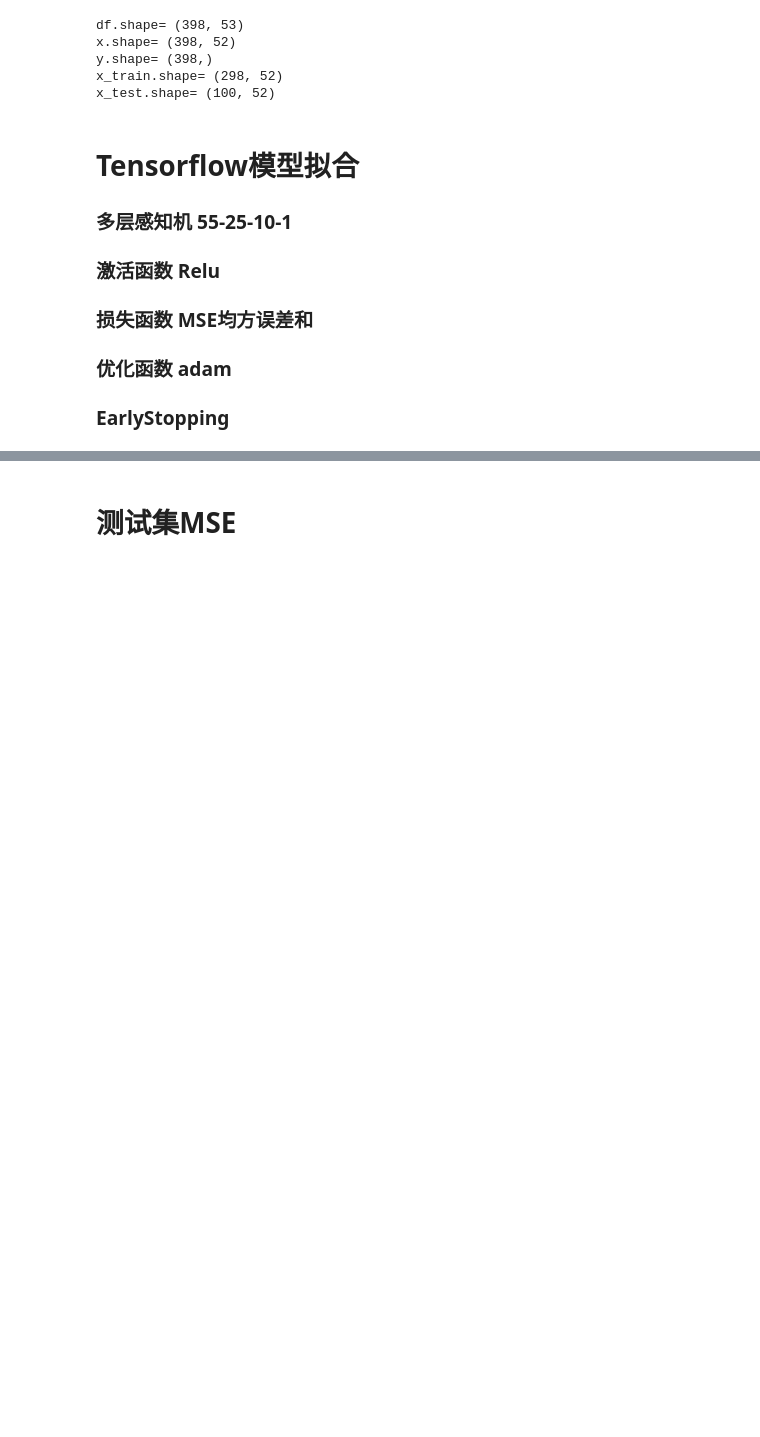
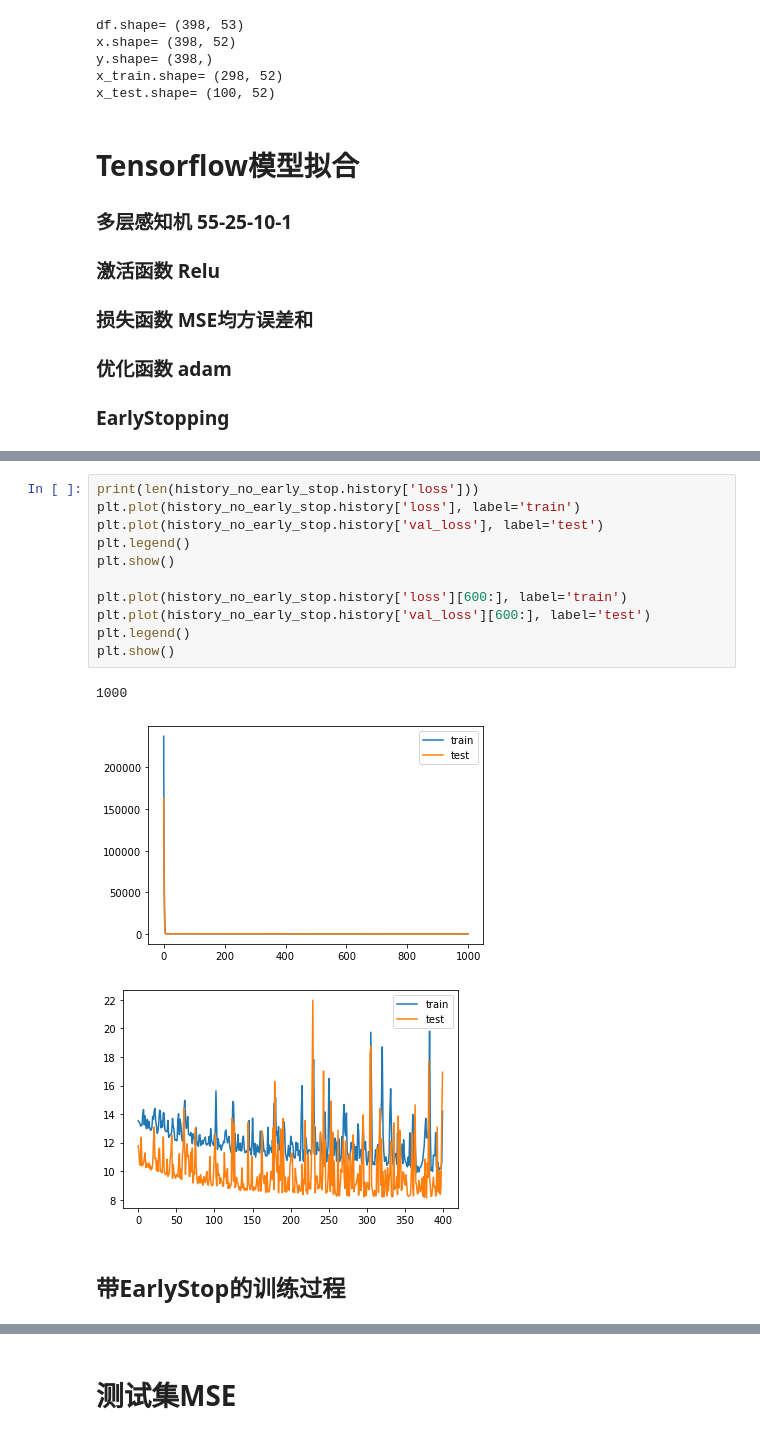
Before and after one commit to rg-boy/FeatureEngineering, a Jupyter notebook: Demo/feature_engineering_auto_mpg.ipynb, the cells around one changed output, grey strips where cells are left out. Drawn from its saved outputs; the diff is of its cells as text; blank space fills up the shorter version.

```diff
--- a/Demo/feature_engineering_auto_mpg.ipynb
+++ b/Demo/feature_engineering_auto_mpg.ipynb
@@ -409,3 +443,20 @@ x_test.shape= (100, 52)
+# %%
+print(len(history_no_early_stop.history['loss']))
+plt.plot(history_no_early_stop.history['loss'], label='train')
+plt.plot(history_no_early_stop.history['val_loss'], label='test')
+plt.legend()
+plt.show()
+
+plt.plot(history_no_early_stop.history['loss'][600:], label='train')
+plt.plot(history_no_early_stop.history['val_loss'][600:], label='test')
+plt.legend()
+plt.show()
+# %% [output]
+1000
+[figure, added]
+[figure, added]
+# %% [markdown]
+## 带EarlyStop的训练过程
 # %%
 from tensorflow.keras.models import Sequential
 from tensorflow.keras.layers import Dense, Activation
```
Also changed, not shown: parts of 19 cells of this notebook.
